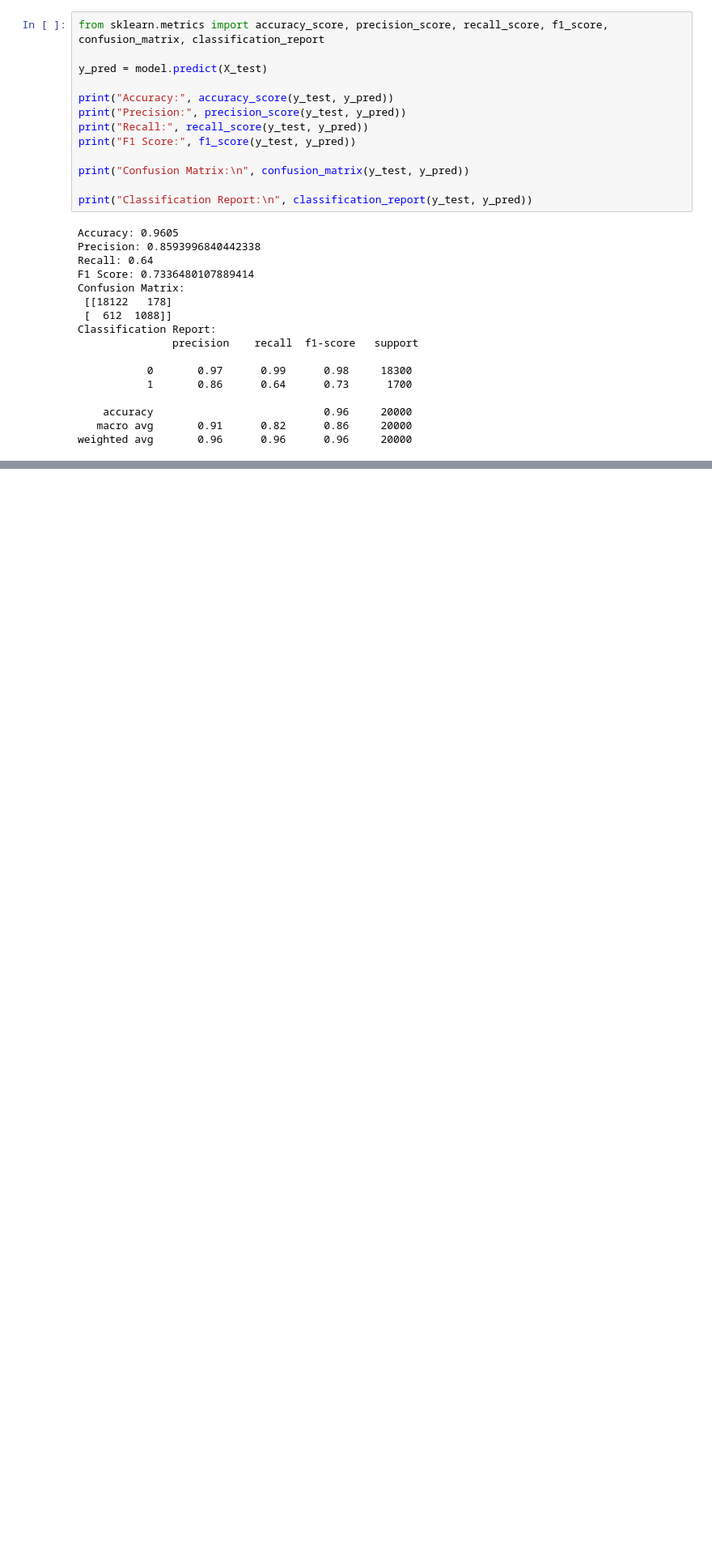
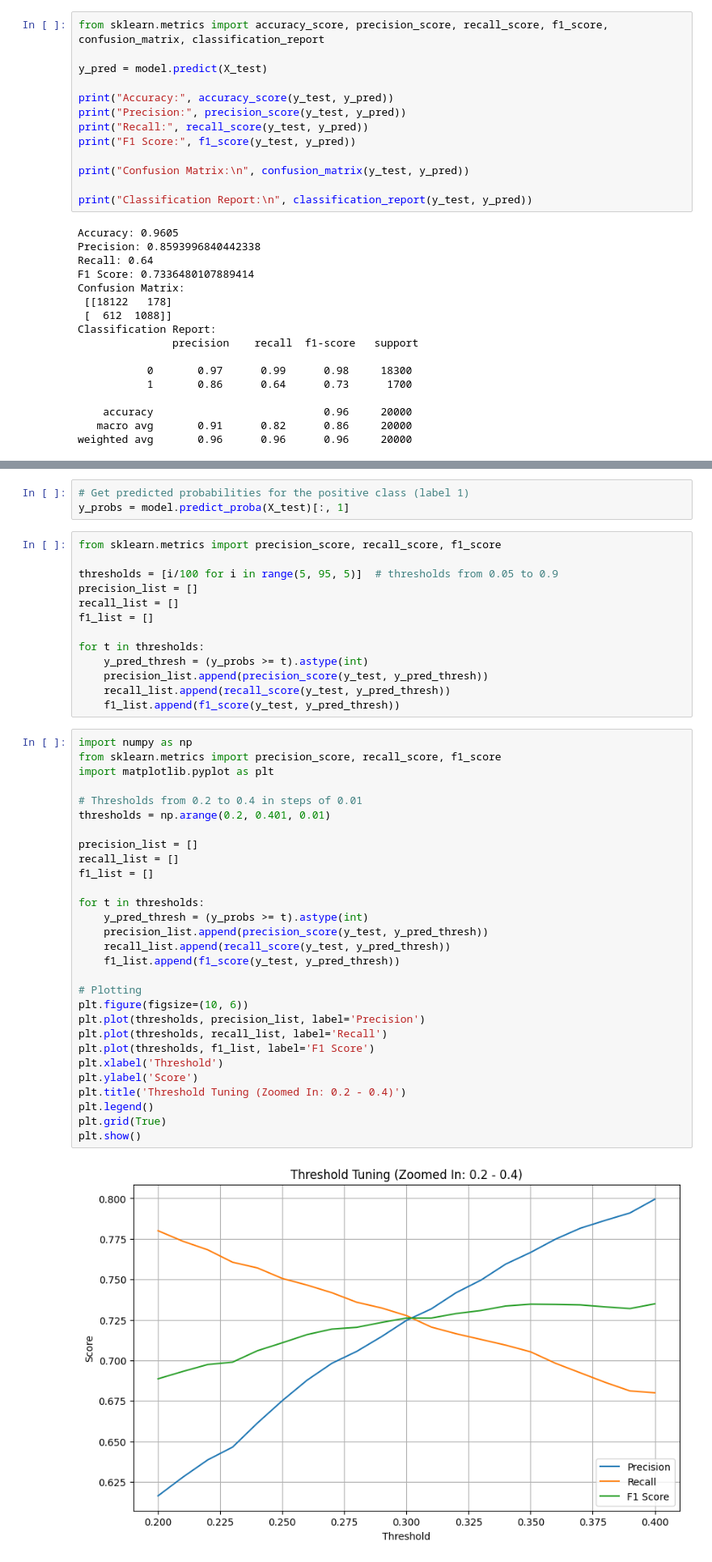
Before and after one commit to jacobrluttrull/diabetes-tracker-capstone, a Jupyter notebook: notebooks/eda.pima.ipynb, the cells around one changed output, grey strips where cells are left out. Shown at 81% size. Drawn from its saved outputs; the diff is of its cells as text; blank space fills up the shorter version.

```diff
--- a/notebooks/eda.pima.ipynb
+++ b/notebooks/eda.pima.ipynb
@@ -128,0 +377,47 @@ weighted avg       0.96      0.96      0.96     20000
+# %%
+# Get predicted probabilities for the positive class (label 1)
+y_probs = model.predict_proba(X_test)[:, 1]
+# %%
+from sklearn.metrics import precision_score, recall_score, f1_score
+
+thresholds = [i/100 for i in range(5, 95, 5)]  # thresholds from 0.05 to 0.9
+precision_list = []
+recall_list = []
+f1_list = []
+
+for t in thresholds:
+    y_pred_thresh = (y_probs >= t).astype(int)
+    precision_list.append(precision_score(y_test, y_pred_thresh))
+    recall_list.append(recall_score(y_test, y_pred_thresh))
+    f1_list.append(f1_score(y_test, y_pred_thresh))
+# %%
+import numpy as np
+from sklearn.metrics import precision_score, recall_score, f1_score
+import matplotlib.pyplot as plt
+
+# Thresholds from 0.2 to 0.4 in steps of 0.01
+thresholds = np.arange(0.2, 0.401, 0.01)
+
+precision_list = []
+recall_list = []
+f1_list = []
+
+for t in thresholds:
+    y_pred_thresh = (y_probs >= t).astype(int)
+    precision_list.append(precision_score(y_test, y_pred_thresh))
+    recall_list.append(recall_score(y_test, y_pred_thresh))
+    f1_list.append(f1_score(y_test, y_pred_thresh))
+
+# Plotting
+plt.figure(figsize=(10, 6))
+plt.plot(thresholds, precision_list, label='Precision')
+plt.plot(thresholds, recall_list, label='Recall')
+plt.plot(thresholds, f1_list, label='F1 Score')
+plt.xlabel('Threshold')
+plt.ylabel('Score')
+plt.title('Threshold Tuning (Zoomed In: 0.2 - 0.4)')
+plt.legend()
+plt.grid(True)
+plt.show()
+# %% [output]
+[figure, added]
```
Also changed, not shown: parts of 52 cells of this notebook, 5 other files.
